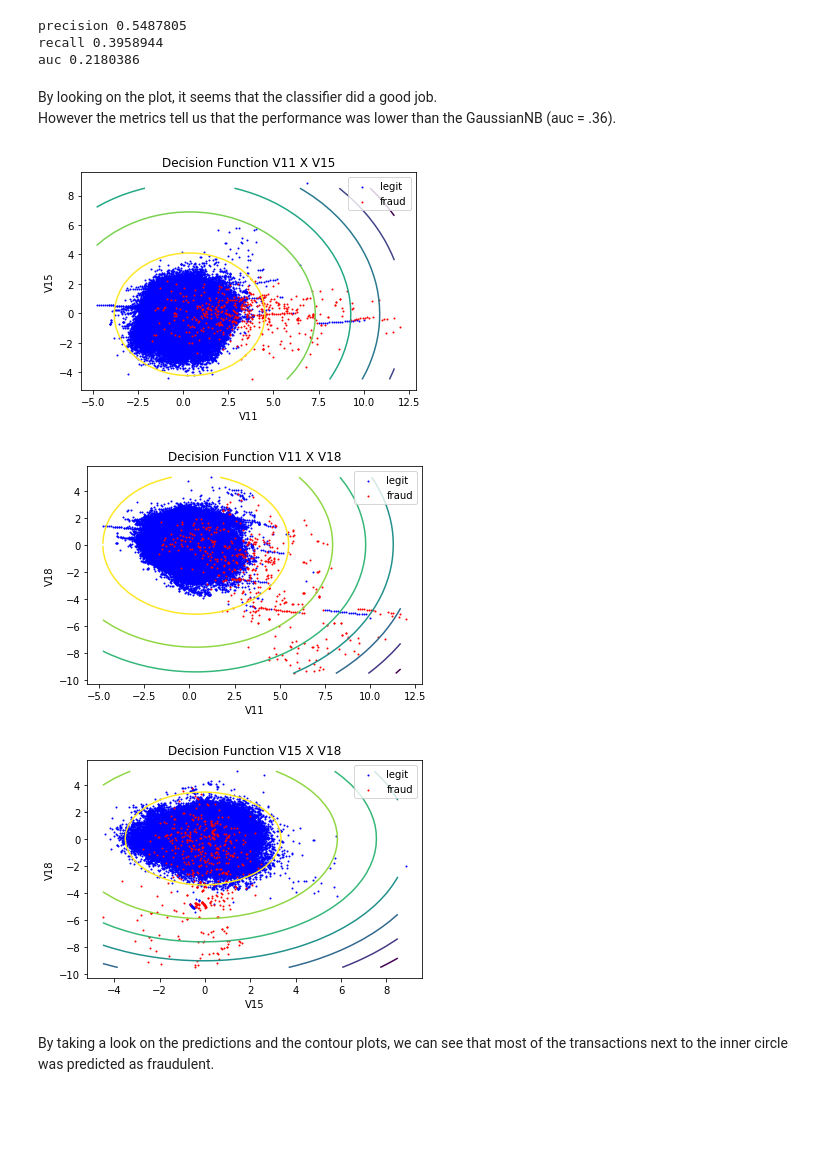
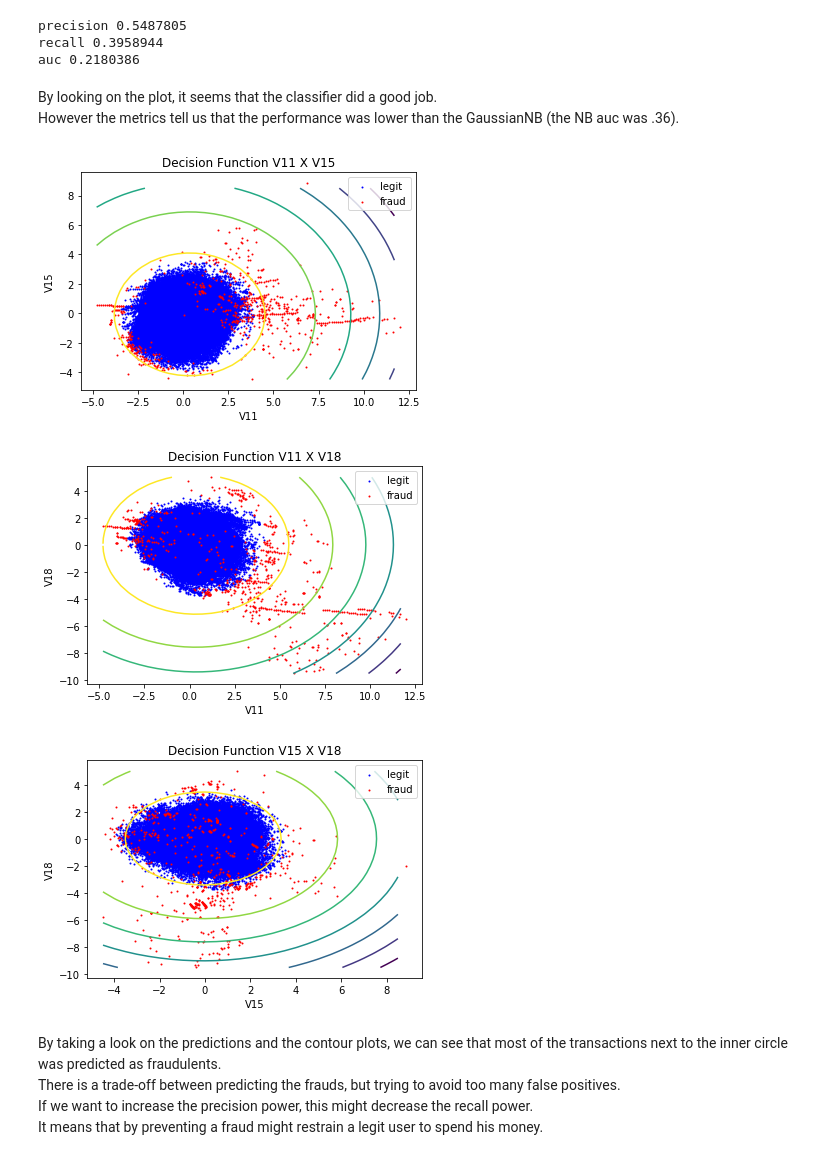
Before and after one commit to NekuSakuraba/machine-learning, a Jupyter notebook: projects/capstone/project/Benchmark - #02 One-class SVM.ipynb, the cells around one changed output. Cells and saved outputs as stored; diff of their text form; code cells hidden in the pictures; blank space fills up the shorter version.

```diff
--- a/projects/capstone/project/Benchmark - #02 One-class SVM.ipynb
+++ b/projects/capstone/project/Benchmark - #02 One-class SVM.ipynb
@@ -129,7 +129,7 @@ recall 0.3958944
 auc 0.2180386
 # %% [markdown]
 By looking on the plot, it seems that the classifier did a good job. <br />
-However the metrics tell us that the performance was lower than the GaussianNB (auc = .36).
+However the metrics tell us that the performance was lower than the GaussianNB (the NB auc was .36).
 # %%
 def minmax(x):
     return min(x), max(x)
@@ -146,16 +146,17 @@ Z = np.reshape(Z, xx.shape)
 # %%
 plt.contour(xx[:,:,0], yy[:,:,0], Z[:,:,0], level=[0])
 
+isLegit = y_pred == 1
 plt.scatter(X[isLegit].V11, X[isLegit].V15, s=1, c='b', label='legit')
 plt.scatter(X[~isLegit].V11, X[~isLegit].V15, s=1, c='r', label='fraud')
 
 plt.title('Decision Function V11 X V15')
 plt.xlabel('V11')
 plt.ylabel('V15')
 plt.legend()
 plt.show()
 # %% [output]
-[figure, old version]
+[figure, new version]
 # %%
 plt.contour(xx[:,0,:], zz[:,0,:], Z[:,0,:])
 
@@ -168,7 +169,7 @@ plt.ylabel('V18')
 plt.legend()
 plt.show()
 # %% [output]
-[figure, old version]
+[figure, new version]
 # %%
 plt.contour(yy[0,:,:], zz[0,:,:], Z[0,:,:])
 
@@ -181,6 +182,9 @@ plt.ylabel('V18')
 plt.legend()
 plt.show()
 # %% [output]
-[figure, old version]
+[figure, new version]
 # %% [markdown]
-By taking a look on the predictions and the contour plots, we can see that most of the transactions next to the inner circle was predicted as fraudulent.
+By taking a look on the predictions and the contour plots, we can see that most of the transactions next to the inner circle was predicted as fraudulents. <br />
+There is a trade-off between predicting the frauds, but trying to avoid too many false positives. <br />
+If we want to increase the precision power, this might decrease the recall power. <br />
+It means that by preventing a fraud might restrain a legit user to spend his money. <br />
```
Also changed, not shown: parts of 1 cell of this notebook.
